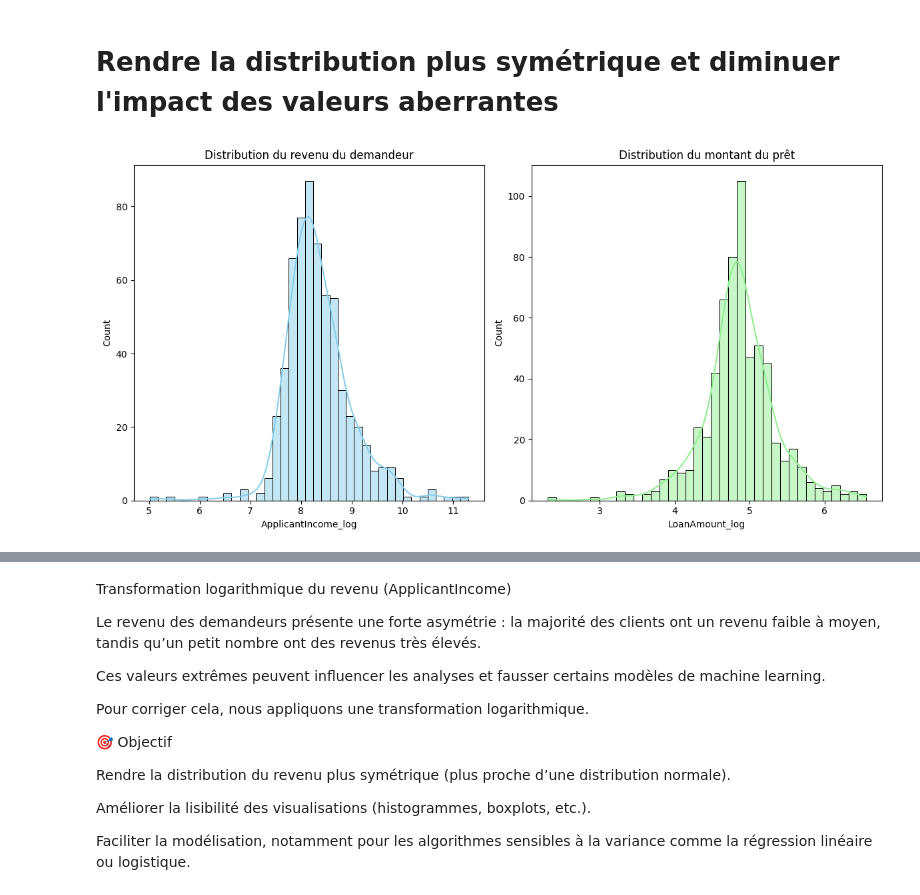
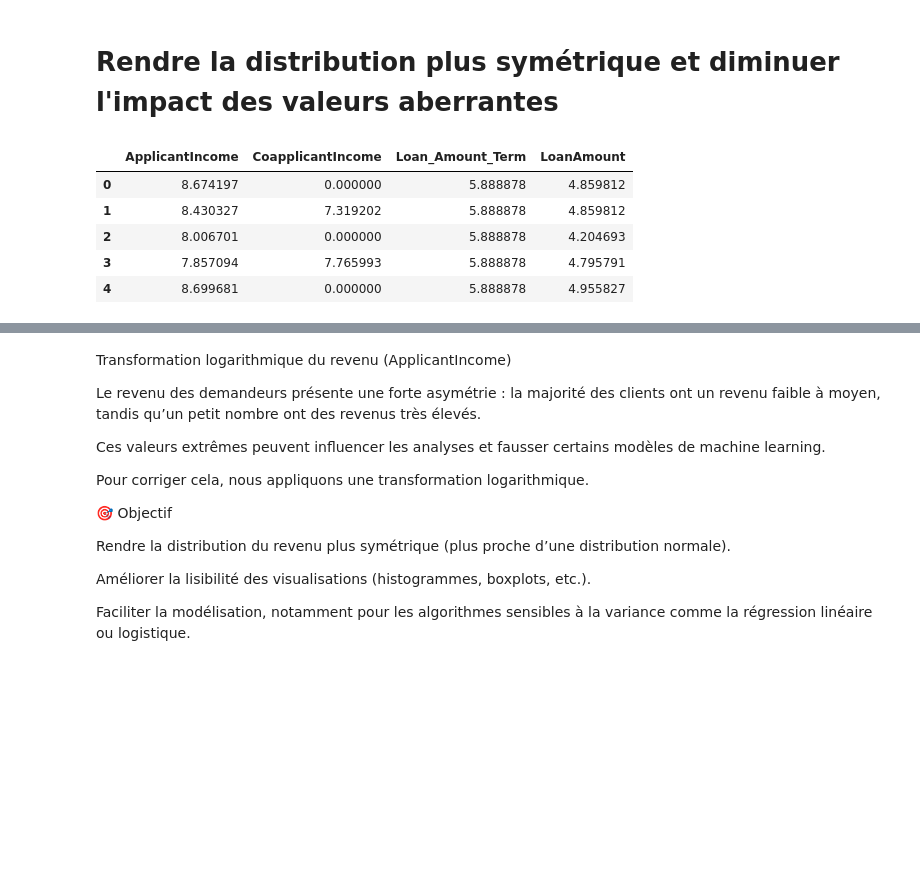
Before and after one commit to ach224/Prediction_eligibilite_pret_bancaire, a Jupyter notebook: Projet_1_–_Prédiction_de_l’éligibilité_à_un_prêt_bancaire.ipynb, the cells around one changed output, grey strips where cells are left out. Cells and saved outputs as stored; diff of their text form; code cells hidden in the pictures; blank space fills up the shorter version.

```diff
--- a/Projet_1_–_Prédiction_de_l’éligibilité_à_un_prêt_bancaire.ipynb
+++ b/Projet_1_–_Prédiction_de_l’éligibilité_à_un_prêt_bancaire.ipynb
@@ -416,18 +409,11 @@ df['LoanAmount_log'] = np.log1p(df['LoanAmount'])
-# %%
-# Configuration des graphiques
-plt.figure(figsize=(12,6))
-
-# Distribution du revenu principal
-plt.subplot(1, 2, 1)
-sns.histplot(df['ApplicantIncome_log'], kde=True, color='skyblue')
-plt.title('Distribution du revenu du demandeur')
-
-# Distribution du montant du prêt
-plt.subplot(1, 2, 2)
-sns.histplot(df['LoanAmount_log'], kde=True, color='lightgreen')
-plt.title('Distribution du montant du prêt')
-
-plt.tight_layout()
-plt.show()
-# %% [output]
-[figure, removed]
+# %%
+# Application de la méthode log1p pour nos variables numériques
+var_num = np.log1p(var_num)
+var_num.head()
+# %% [output]
+|  | ApplicantIncome | CoapplicantIncome | Loan_Amount_Term | LoanAmount |
+| 0 | 8.674197 | 0.000000 | 5.888878 | 4.859812 |
+| 1 | 8.430327 | 7.319202 | 5.888878 | 4.859812 |
+| 2 | 8.006701 | 0.000000 | 5.888878 | 4.204693 |
+| 3 | 7.857094 | 7.765993 | 5.888878 | 4.795791 |
+| 4 | 8.699681 | 0.000000 | 5.888878 | 4.955827 |
```
Also changed, not shown: parts of 3 cells of this notebook.
